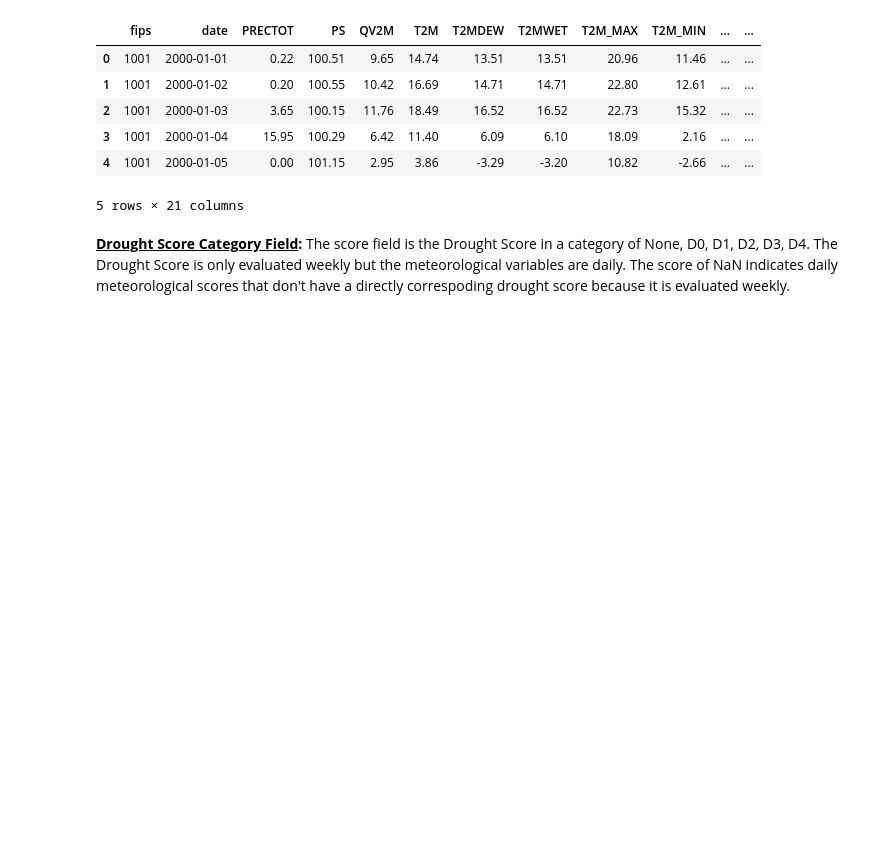
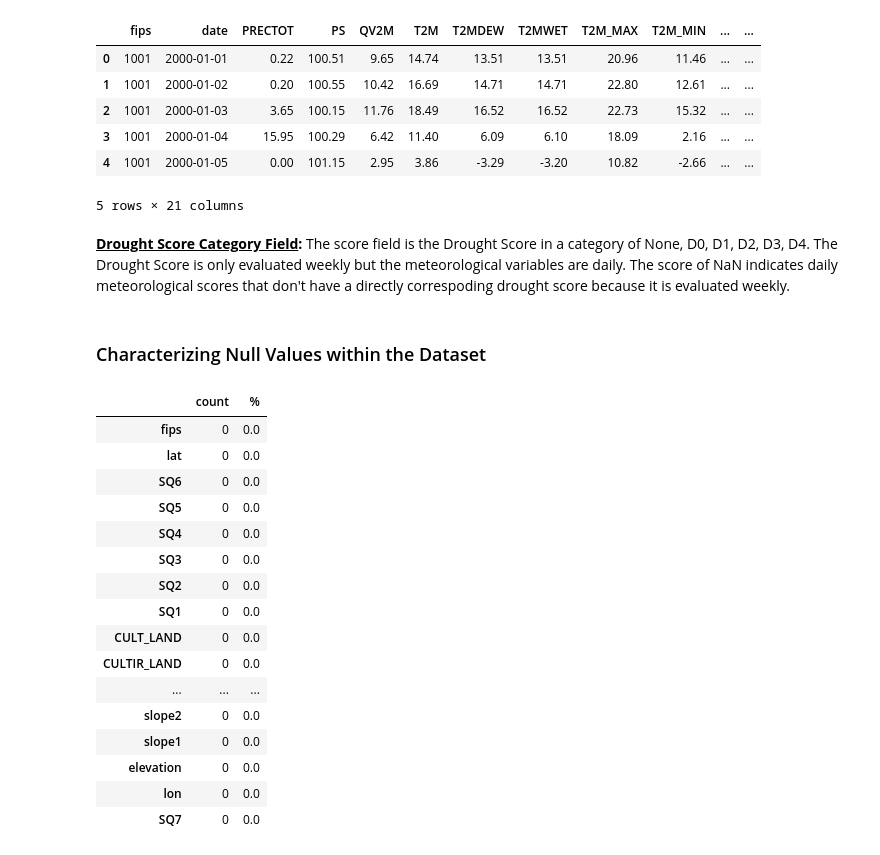
Before and after one commit to ChadDelany/drought_prediction, a Jupyter notebook: Notebooks/01_DataWrangling.ipynb, the cells around one changed output. Saved outputs shown, nothing was run; the diff lists cells and outputs as text; code cells hidden in the pictures; blank space fills up the shorter version.

```diff
--- a/Notebooks/01_DataWrangling.ipynb
+++ b/Notebooks/01_DataWrangling.ipynb
@@ -153,3 +155,28 @@ train_set.head()
 5 rows × 21 columns
 # %% [markdown]
 <b><u>Drought Score Category Field</u>:</b> The score field is the Drought Score in a category of None, D0, D1, D2, D3, D4.  The Drought Score is only evaluated weekly but the meteorological variables are daily.  The score of NaN indicates daily meteorological scores that don't have a directly correspoding drought score because it is evaluated weekly.
+# %% [markdown]
+<h3>Characterizing Null Values within the Dataset</h3>
+# %%
+# SOIL_SET Null Value exploration
+missing_soil = pd.concat([soil_set.isnull().sum(), 100 * soil_set.isnull().mean()], axis=1)
+missing_soil.columns=['count', '%']
+missing_soil.sort_values(by='count', ascending=False)
+# %% [output]
+|  | count | % |
+| fips | 0 | 0.0 |
+| lat | 0 | 0.0 |
+| SQ6 | 0 | 0.0 |
+| SQ5 | 0 | 0.0 |
+| SQ4 | 0 | 0.0 |
+| SQ3 | 0 | 0.0 |
+| SQ2 | 0 | 0.0 |
+| SQ1 | 0 | 0.0 |
+| CULT_LAND | 0 | 0.0 |
+| CULTIR_LAND | 0 | 0.0 |
+| ... | ... | ... |
+| slope2 | 0 | 0.0 |
+| slope1 | 0 | 0.0 |
+| elevation | 0 | 0.0 |
+| lon | 0 | 0.0 |
+| SQ7 | 0 | 0.0 |
```
Also changed, not shown: parts of 7 cells of this notebook.
